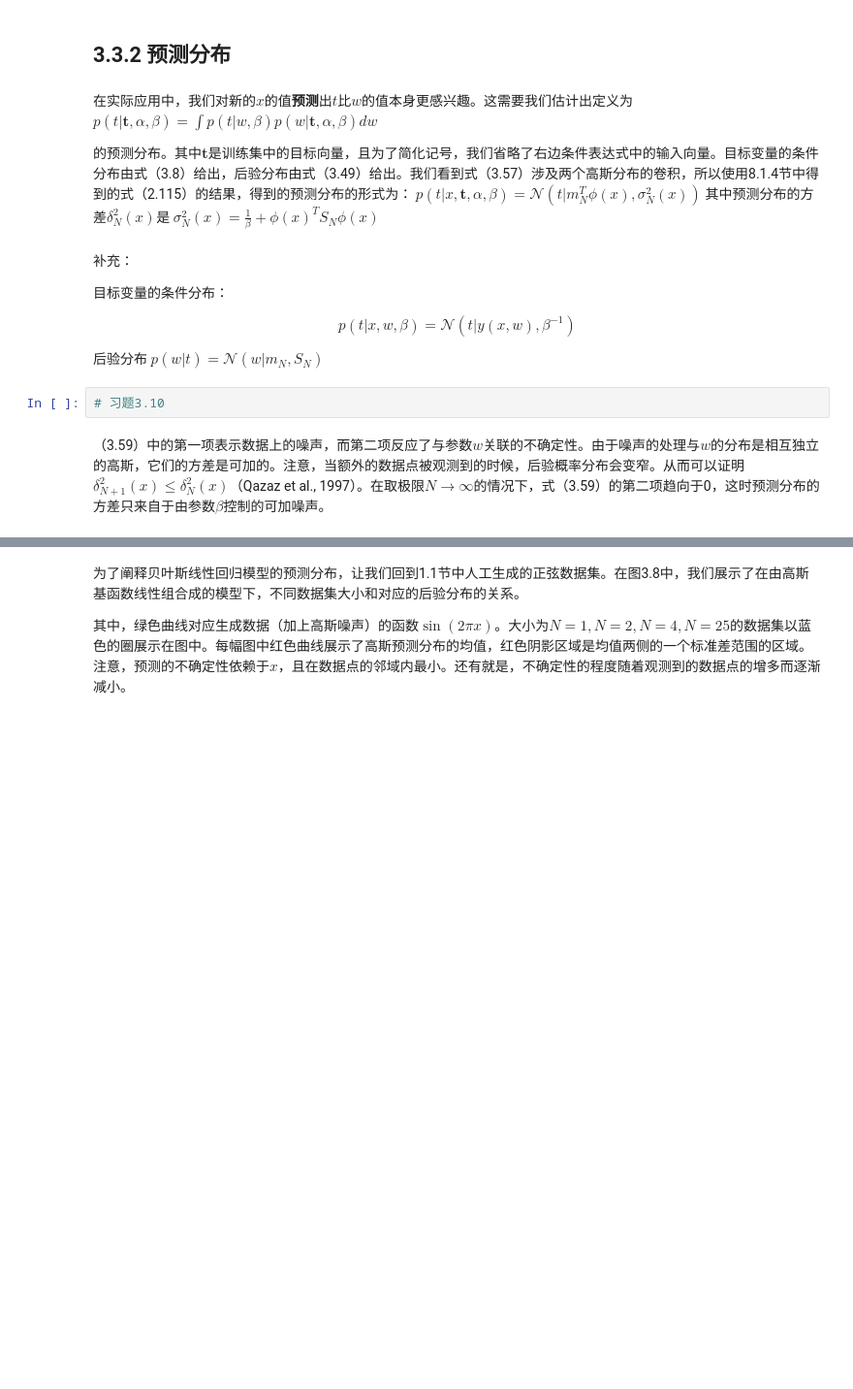
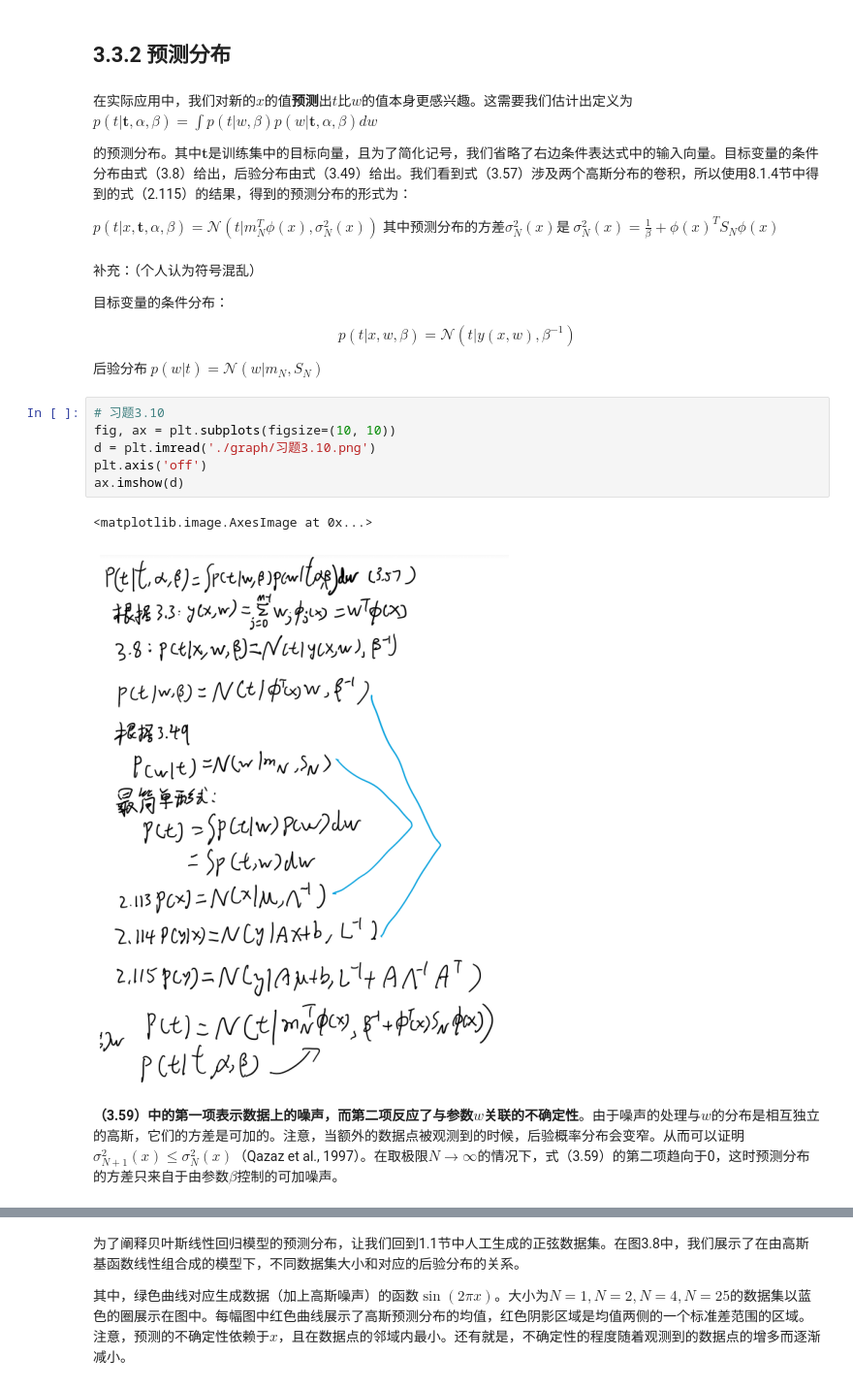
Before and after one commit to jiangyiqun233/PRML_learning, a Jupyter notebook: PRML_formula/3.回归的线性模型.ipynb, the cells around one changed output, grey strips where cells are left out. Shown at 97% size. Cells and saved outputs as stored; diff of their text form; blank space fills up the shorter version.

```diff
--- a/PRML_formula/3.回归的线性模型.ipynb
+++ b/PRML_formula/3.回归的线性模型.ipynb
@@ -604,11 +604,12 @@ p(\boldsymbol{w} \mid \alpha)=\left[\frac{q}{2}\left(\frac{\alpha}{2}\right)^{\f
 $ p(t|\textbf{t},\alpha,\beta) = \int p(t|w,\beta)p(w|\textbf{t},\alpha,\beta)dw \tag{3.57} $
 
 的预测分布。其中$ \textbf{t} $是训练集中的目标向量，且为了简化记号，我们省略了右边条件表达式中的输入向量。目标变量的条件分布由式（3.8）给出，后验分布由式（3.49）给出。我们看到式（3.57）涉及两个高斯分布的卷积，所以使用8.1.4节中得到的式（2.115）的结果，得到的预测分布的形式为：
+
 $ p(t|x,\textbf{t},\alpha,\beta) = \mathcal{N}(t|m_N^T\phi(x),\sigma_N^2(x)) \tag{3.58} $
-其中预测分布的方差$ \delta_N^2(x) $是
+其中预测分布的方差$ \sigma_N^2(x) $是
 $ \sigma_N^2(x) = \frac{1}{\beta} + \phi(x)^TS_N\phi(x) \tag{3.59} $
 # %% [markdown]
-补充：
+补充：（个人认为符号混乱）
 
 目标变量的条件分布：
 
@@ -616,7 +617,14 @@ $$ p(t|x,w,\beta) = \mathcal{N}(t|y(x,w), \beta^{-1}) \tag{3.8} $$
 
 后验分布
 $ p(w|t) = \mathcal{N}(w|m_N,S_N) \tag{3.49} $
-# %%
-# 习题3.10
+# %%
+# 习题3.10
+fig, ax = plt.subplots(figsize=(10, 10))
+d = plt.imread('./graph/习题3.10.png')
+plt.axis('off')
+ax.imshow(d)
+# %% [output]
+<matplotlib.image.AxesImage at 0x...>
+[figure, added]
 # %% [markdown]
-（3.59）中的第一项表示数据上的噪声，而第二项反应了与参数$ w $关联的不确定性。由于噪声的处理与$ w $的分布是相互独立的高斯，它们的方差是可加的。注意，当额外的数据点被观测到的时候，后验概率分布会变窄。从而可以证明$ \delta_{N+1}^2(x) \leq \delta_N^2(x) $（Qazaz et al., 1997）。在取极限$ N \to \infty $的情况下，式（3.59）的第二项趋向于0，这时预测分布的方差只来自于由参数$ \beta $控制的可加噪声。
+**（3.59）中的第一项表示数据上的噪声，而第二项反应了与参数$ w $关联的不确定性**。由于噪声的处理与$ w $的分布是相互独立的高斯，它们的方差是可加的。注意，当额外的数据点被观测到的时候，后验概率分布会变窄。从而可以证明$ \sigma_{N+1}^2(x) \leq \sigma_N^2(x) $（Qazaz et al., 1997）。在取极限$ N \to \infty $的情况下，式（3.59）的第二项趋向于0，这时预测分布的方差只来自于由参数$ \beta $控制的可加噪声。
```
Also changed, not shown: parts of 21 cells of this notebook, 9 other files.
